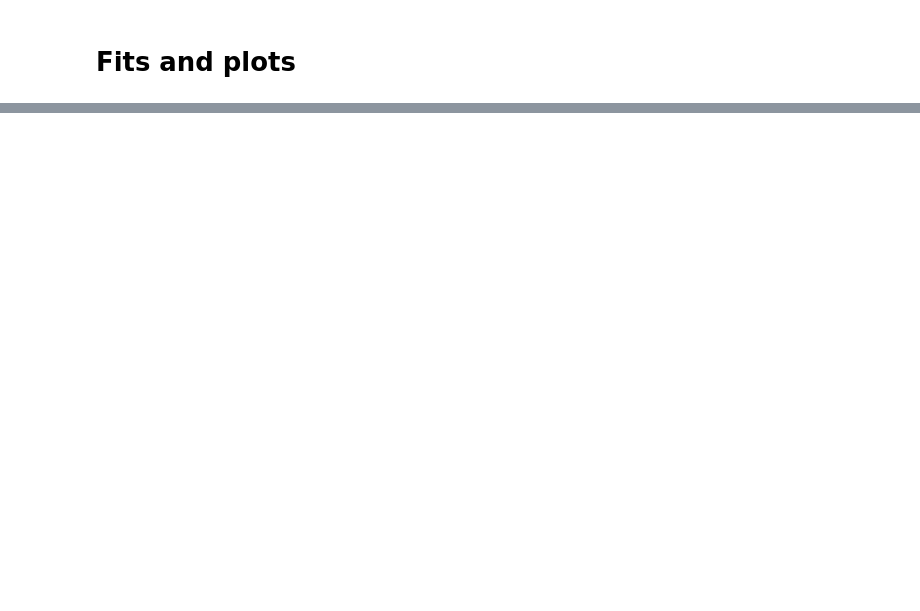
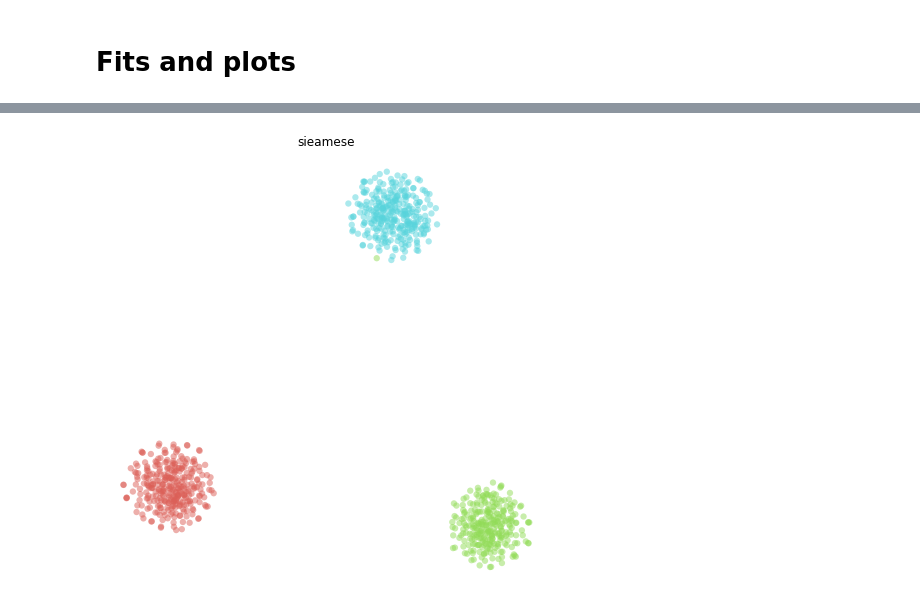
Before and after one commit to AlexKay28/MedConcNorm, a Jupyter notebook: notebooks/metric_learner_demo.ipynb, the cells around one changed output, grey strips where cells are left out. Saved outputs shown, nothing was run; the diff lists cells and outputs as text; code cells hidden in the pictures; blank space fills up the shorter version.

```diff
--- a/notebooks/metric_learner_demo.ipynb
+++ b/notebooks/metric_learner_demo.ipynb
@@ -118,0 +95,11 @@ without: 0.35666666666666663
+# %%
+mlearner = MetricLearner('sieamese')
+mlearner.fit(X, Y)
+X_train = mlearner.transform(X)
+X_test = mlearner.transform(X_test)
+
+tsne = TSNE()
+try:
+    X_reduced = tsne.fit_transform(X_transformed)
+except ValueError as e:
+    print(mltool_name, e)
@@ -118,0 +124,5 @@ without: 0.35666666666666663
+# %%
+X_reduced = tsne.fit_transform(X_train)
+scatter(X_reduced, Y, "sieamese")
+# %% [output]
+[figure, added]
```
Also changed, not shown: parts of 12 cells of this notebook, 6 other files.
